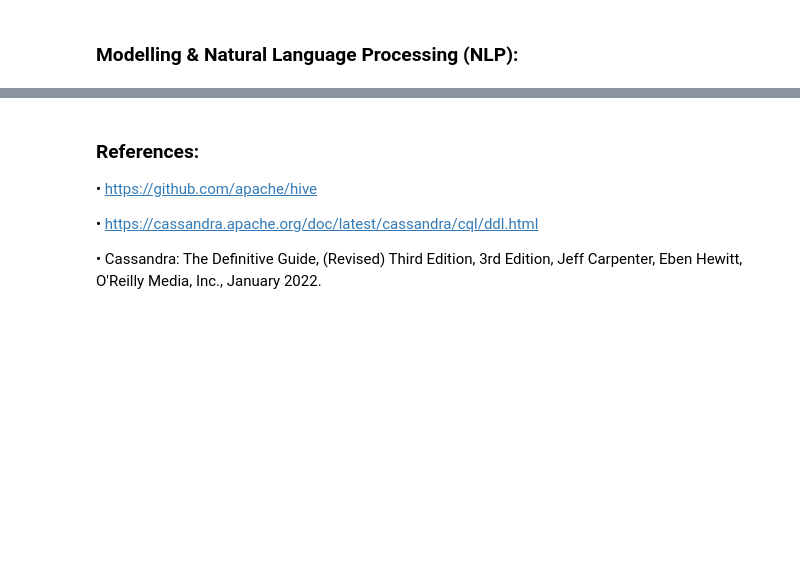
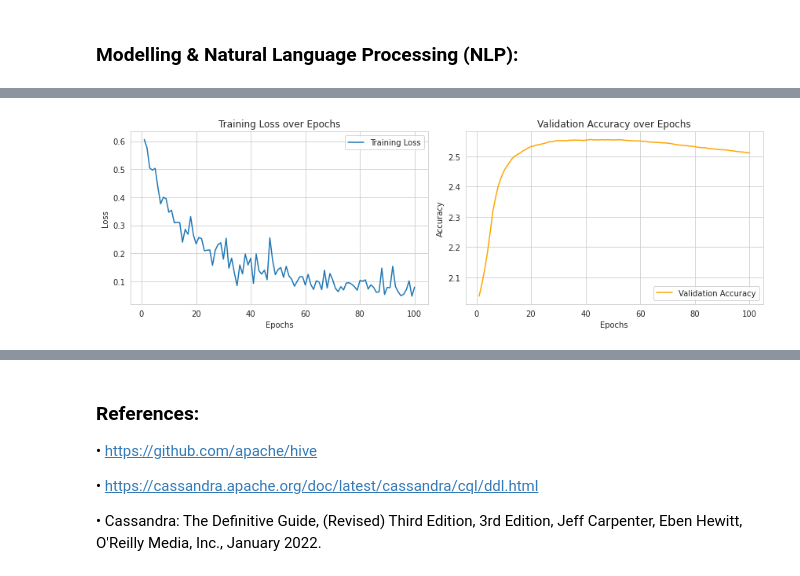
Before and after one commit to CleliaCaetano/CA2_SEM2_ProjectTweets, a Jupyter notebook: MScDataAnalytics_CA2_SEM2_CleliaCaetano.ipynb, the cells around one changed output, grey strips where cells are left out. Cells and saved outputs as stored; diff of their text form; code cells hidden in the pictures; blank space fills up the shorter version.

```diff
--- a/MScDataAnalytics_CA2_SEM2_CleliaCaetano.ipynb
+++ b/MScDataAnalytics_CA2_SEM2_CleliaCaetano.ipynb
@@ -1296,0 +808,18 @@ plt.show()
+# %%
+import torch
+import torch.nn as nn
+from torch.utils.data import DataLoader, TensorDataset
+from torchtext.vocab import GloVe
+from sklearn.model_selection import train_test_split
+from sklearn.feature_extraction.text import CountVectorizer
+import torch.nn.functional as F
+
+# Apply Train Test Split
+X = df['tweet review'].values
+y = df.drop('tweet review', axis=1).values
+X_train, X_test, y_train, y_test = train_test_split(X, y, test_size=0.30, random_state=42)
+
+# Tokenize your text data (simple example using CountVectorizer)
+vect = CountVectorizer()
+X_train_counts = vect.fit_transform(X_train)
+X_test_counts = vect.transform(X_test)
@@ -1296,0 +923,26 @@ plt.show()
+# %%
+import matplotlib.pyplot as plt
+
+# Plotting
+plt.figure(figsize=(12, 4))
+
+# Plot Training Loss
+plt.subplot(1, 2, 1)
+plt.plot(range(1, epochs + 1), train_loss_values, label='Training Loss')
+plt.xlabel('Epochs')
+plt.ylabel('Loss')
+plt.title('Training Loss over Epochs')
+plt.legend()
+
+# Plot Validation Accuracy
+plt.subplot(1, 2, 2)
+plt.plot(range(1, epochs + 1), validation_accuracy_values, label='Validation Accuracy', color='orange')
+plt.xlabel('Epochs')
+plt.ylabel('Accuracy')
+plt.title('Validation Accuracy over Epochs')
+plt.legend()
+
+plt.tight_layout()
+plt.show()
+# %% [output]
+[figure, added]
```
Also changed, not shown: parts of 87 cells of this notebook.
